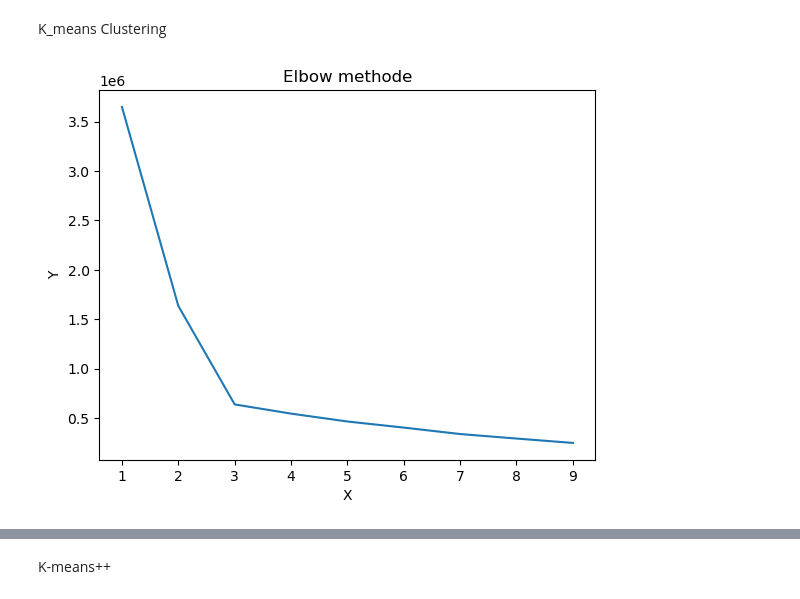
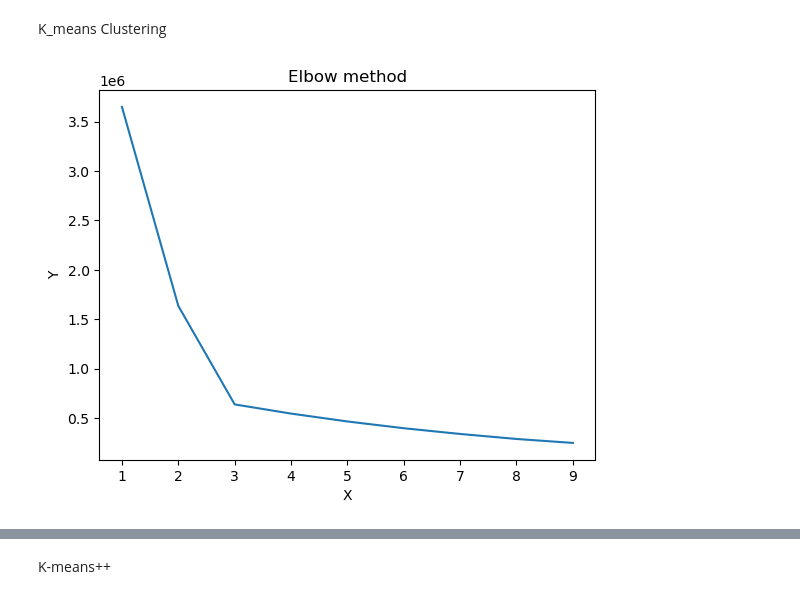
Before and after one commit to AIdjis/Clustering, a Jupyter notebook: code.ipynb, the cells around one changed output, grey strips where cells are left out. Saved outputs shown, nothing was run; the diff lists cells and outputs as text; code cells hidden in the pictures.

```diff
--- a/code.ipynb
+++ b/code.ipynb
@@ -47,12 +48,12 @@ for k in n_cluster:
     sse.append(model.inertia_)
 # %%
 plt.plot(n_cluster,sse)
-plt.title('Elbow methode')
+plt.title('Elbow method')
 plt.ylabel('Y')
 plt.xlabel('X')
 plt.show()
 # %% [output]
-[figure, old version]
+[figure, new version]
 # %%
 n_clusters = range(2,10)
 
```
Also changed, not shown: parts of 11 cells of this notebook.
